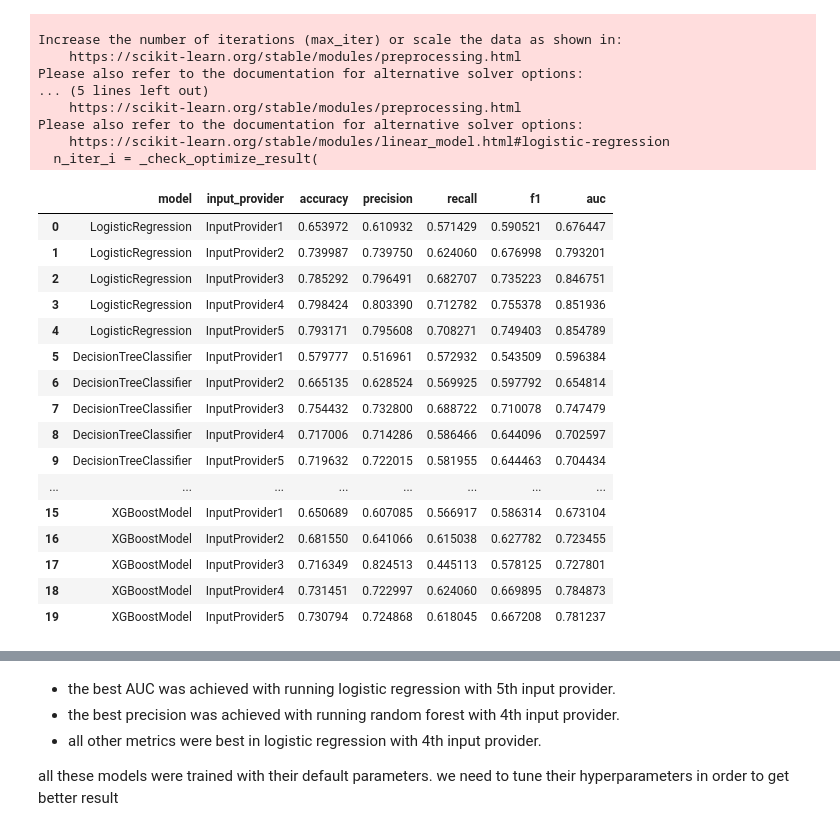
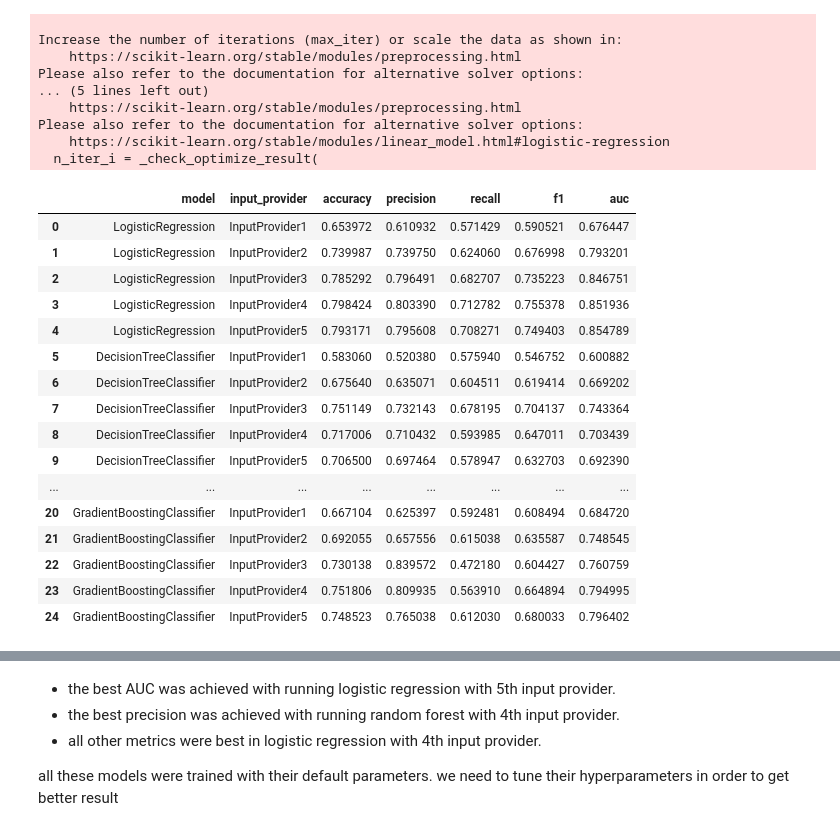
Before and after one commit to shayansm2/kaggle-playground, a Jupyter notebook: nlp-getting-started/models.ipynb, the cells around one changed output, grey strips where cells are left out. Saved outputs shown, nothing was run; the diff lists cells and outputs as text; code cells hidden in the pictures.

```diff
--- a/nlp-getting-started/models.ipynb
+++ b/nlp-getting-started/models.ipynb
@@ -200,7 +193,7 @@ report(TrainValidationWorkflow(
 ## All models together
 lets try all models and all input providers and see their results:
 # %%
-models = [LogisticRegression(), DecisionTreeClassifier(), RandomForestClassifier(), XGBoostModel()]
+models = [LogisticRegression(), DecisionTreeClassifier(), RandomForestClassifier(), XGBoostModel(), GradientBoostingClassifier()]
 input_providers = [InputProvider1(), InputProvider2(), InputProvider3(), InputProvider4(), InputProvider5()]
 
 performances = []
@@ -237,22 +230,23 @@ Please also refer to the documentation for alternative solver options:
     https://scikit-learn.org/stable/modules/linear_model.html#logistic-regression
   n_iter_i = _check_optimize_result(
 # %%
-pd.DataFrame(performances)
+result = pd.DataFrame(performances)
+result
 # %% [output]
 |  | model | input_provider | accuracy | precision | recall | f1 | auc |
 | 0 | LogisticRegression | InputProvider1 | 0.653972 | 0.610932 | 0.571429 | 0.590521 | 0.676447 |
 | 1 | LogisticRegression | InputProvider2 | 0.739987 | 0.739750 | 0.624060 | 0.676998 | 0.793201 |
 | 2 | LogisticRegression | InputProvider3 | 0.785292 | 0.796491 | 0.682707 | 0.735223 | 0.846751 |
 | 3 | LogisticRegression | InputProvider4 | 0.798424 | 0.803390 | 0.712782 | 0.755378 | 0.851936 |
 | 4 | LogisticRegression | InputProvider5 | 0.793171 | 0.795608 | 0.708271 | 0.749403 | 0.854789 |
-| 5 | DecisionTreeClassifier | InputProvider1 | 0.579777 | 0.516961 | 0.572932 | 0.543509 | 0.596384 |
-| 6 | DecisionTreeClassifier | InputProvider2 | 0.665135 | 0.628524 | 0.569925 | 0.597792 | 0.654814 |
-| 7 | DecisionTreeClassifier | InputProvider3 | 0.754432 | 0.732800 | 0.688722 | 0.710078 | 0.747479 |
-| 8 | DecisionTreeClassifier | InputProvider4 | 0.717006 | 0.714286 | 0.586466 | 0.644096 | 0.702597 |
-| 9 | DecisionTreeClassifier | InputProvider5 | 0.719632 | 0.722015 | 0.581955 | 0.644463 | 0.704434 |
+| 5 | DecisionTreeClassifier | InputProvider1 | 0.583060 | 0.520380 | 0.575940 | 0.546752 | 0.600882 |
+| 6 | DecisionTreeClassifier | InputProvider2 | 0.675640 | 0.635071 | 0.604511 | 0.619414 | 0.669202 |
+| 7 | DecisionTreeClassifier | InputProvider3 | 0.751149 | 0.732143 | 0.678195 | 0.704137 | 0.743364 |
+| 8 | DecisionTreeClassifier | InputProvider4 | 0.717006 | 0.710432 | 0.593985 | 0.647011 | 0.703439 |
+| 9 | DecisionTreeClassifier | InputProvider5 | 0.706500 | 0.697464 | 0.578947 | 0.632703 | 0.692390 |
 | ... | ... | ... | ... | ... | ... | ... | ... |
-| 15 | XGBoostModel | InputProvider1 | 0.650689 | 0.607085 | 0.566917 | 0.586314 | 0.673104 |
-| 16 | XGBoostModel | InputProvider2 | 0.681550 | 0.641066 | 0.615038 | 0.627782 | 0.723455 |
-| 17 | XGBoostModel | InputProvider3 | 0.716349 | 0.824513 | 0.445113 | 0.578125 | 0.727801 |
-| 18 | XGBoostModel | InputProvider4 | 0.731451 | 0.722997 | 0.624060 | 0.669895 | 0.784873 |
-| 19 | XGBoostModel | InputProvider5 | 0.730794 | 0.724868 | 0.618045 | 0.667208 | 0.781237 |
+| 20 | GradientBoostingClassifier | InputProvider1 | 0.667104 | 0.625397 | 0.592481 | 0.608494 | 0.684720 |
+| 21 | GradientBoostingClassifier | InputProvider2 | 0.692055 | 0.657556 | 0.615038 | 0.635587 | 0.748545 |
+| 22 | GradientBoostingClassifier | InputProvider3 | 0.730138 | 0.839572 | 0.472180 | 0.604427 | 0.760759 |
+| 23 | GradientBoostingClassifier | InputProvider4 | 0.751806 | 0.809935 | 0.563910 | 0.664894 | 0.794995 |
+| 24 | GradientBoostingClassifier | InputProvider5 | 0.748523 | 0.765038 | 0.612030 | 0.680033 | 0.796402 |
```
Also changed, not shown: parts of 4 cells of this notebook, 1 other file.
